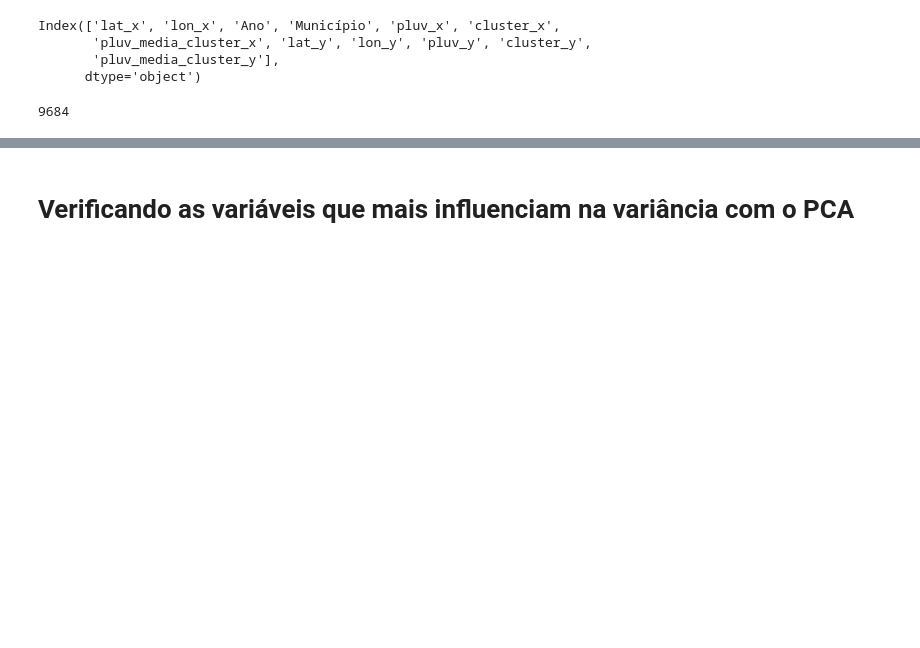
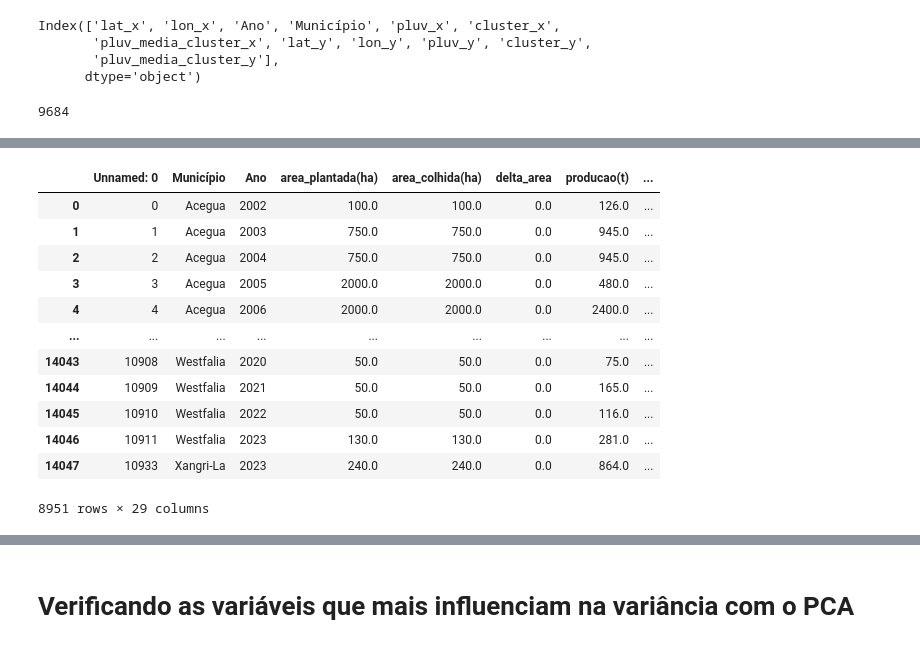
Before and after one commit to bernardo-viscardi/Enso, a Jupyter notebook: IBGE_PAM_munic.ipynb, the cells around one changed output, grey strips where cells are left out. Cells and saved outputs as stored; diff of their text form; code cells hidden in the pictures; blank space fills up the shorter version.

```diff
--- a/IBGE_PAM_munic.ipynb
+++ b/IBGE_PAM_munic.ipynb
@@ -208,3 +208,19 @@ mer.drop_duplicates(["Município", "Ano"], inplace = True)
+# %%
+mer
+# %% [output]
+|  | Unnamed: 0 | Município | Ano | area_plantada(ha) | area_colhida(ha) | delta_area | producao(t) | ... |
+| 0 | 0 | Acegua | 2002 | 100.0 | 100.0 | 0.0 | 126.0 | ... |
+| 1 | 1 | Acegua | 2003 | 750.0 | 750.0 | 0.0 | 945.0 | ... |
+| 2 | 2 | Acegua | 2004 | 750.0 | 750.0 | 0.0 | 945.0 | ... |
+| 3 | 3 | Acegua | 2005 | 2000.0 | 2000.0 | 0.0 | 480.0 | ... |
+| 4 | 4 | Acegua | 2006 | 2000.0 | 2000.0 | 0.0 | 2400.0 | ... |
+| ... | ... | ... | ... | ... | ... | ... | ... | ... |
+| 14043 | 10908 | Westfalia | 2020 | 50.0 | 50.0 | 0.0 | 75.0 | ... |
+| 14044 | 10909 | Westfalia | 2021 | 50.0 | 50.0 | 0.0 | 165.0 | ... |
+| 14045 | 10910 | Westfalia | 2022 | 50.0 | 50.0 | 0.0 | 116.0 | ... |
+| 14046 | 10911 | Westfalia | 2023 | 130.0 | 130.0 | 0.0 | 281.0 | ... |
+| 14047 | 10933 | Xangri-La | 2023 | 240.0 | 240.0 | 0.0 | 864.0 | ... |
+8951 rows × 29 columns
 # %%
 mer[mer['delta_area'] != 0][["Ano", "area_plantada(ha)", "area_colhida(ha)", "delta_area", "delta_area(%)"]].sort_values(by = "delta_area(%)", ascending=False)
 # %% [output]
```
Also changed, not shown: parts of 73 cells of this notebook.
